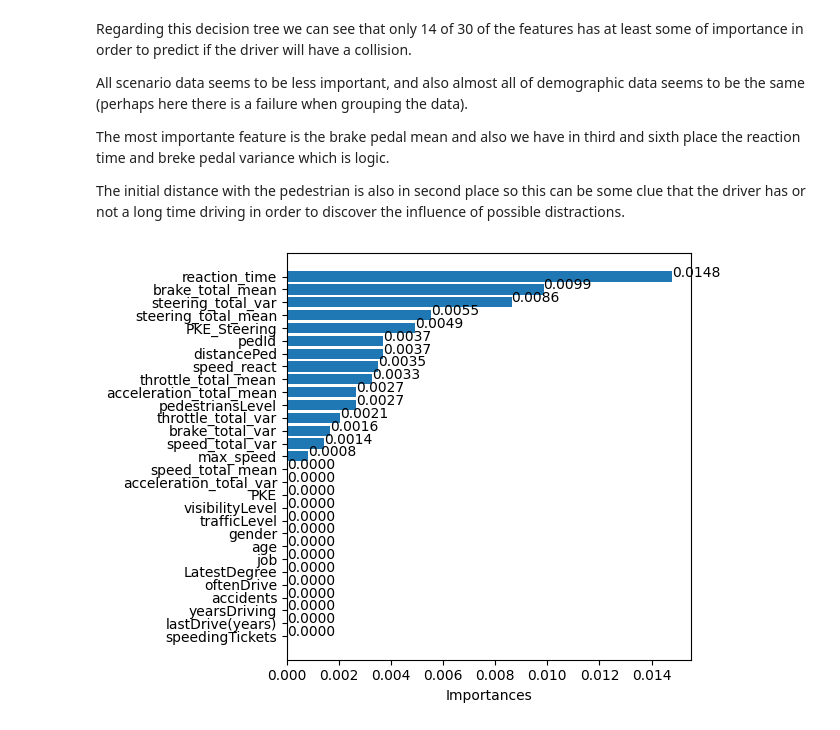
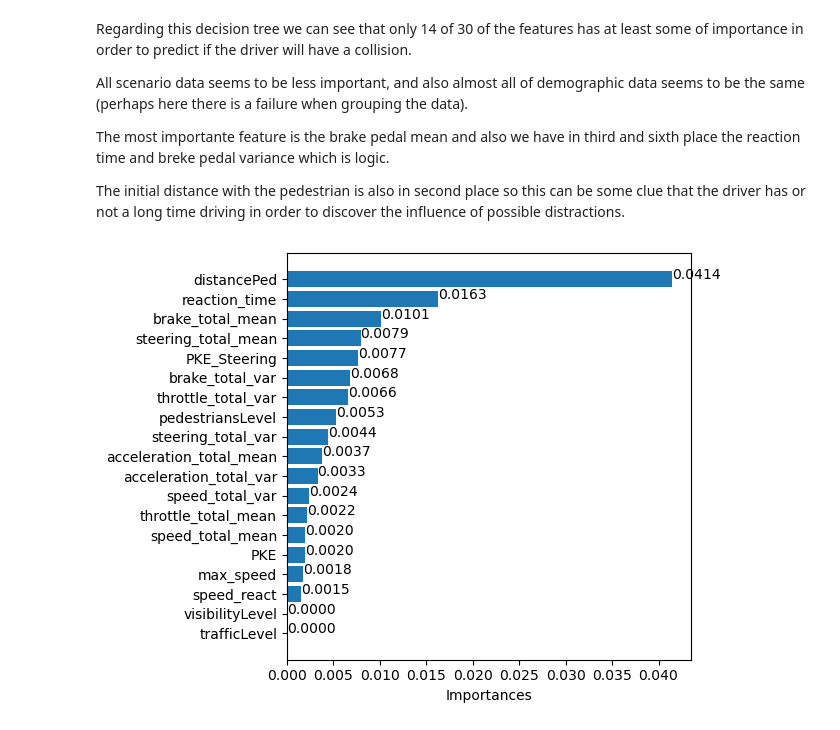
Before and after one commit to jcostamagna/tesisPresentacion, a Jupyter notebook: Thesis_feature_importance.ipynb, the cells around one changed output. Cells and saved outputs as stored; diff of their text form; code cells hidden in the pictures.

```diff
--- a/Thesis_feature_importance.ipynb
+++ b/Thesis_feature_importance.ipynb
@@ -18,8 +18,11 @@ from statistics import mean
 # %% [markdown]
 # Read Data Set
 # %%
-df = pd.read_csv("mergeData_fixed_time.csv")
-df = df.drop('total_time', axis=1)
+df = pd.read_csv("featured_data_with_fixed_time.csv")
+df = df.drop('total_time', axis=1, errors='ignore')
+df = df.drop('session_id', axis=1, errors='ignore')
+df = df.drop('scenario', axis=1, errors='ignore')
+df = df.drop('pedId', axis=1, errors='ignore')
 pd.options.display.max_columns = None
 df.head()
 # %% [output]
@@ -158,7 +161,7 @@ rf_model.fit(X, Y)
 result = permutation_importance(rf_model, X, Y, n_repeats=10, random_state=0)
 
 list_importances = []
-for i in range(100):
+for i in range(1000):
     rf_model = RandomForestClassifier()
     rf_model.fit(X, Y)
     result = permutation_importance(rf_model, X, Y, n_repeats=10, random_state=0)
@@ -166,31 +169,31 @@ for i in range(100):
 
 
 
 np_list = np.array(list_importances)
 
 importances_zip = zip(X.columns, np.average(np_list, axis=0))
 
 importances_zip = zip(X.columns, result.importances_mean)
 importances_sorted = sorted(importances_zip, key=lambda tup: tup[1], reverse=True)
 columns = []
 importances = []
 for name, importance in importances_sorted:
     columns.append(name)
     importances.append(importance)
 
 plt.rcdefaults()
 fig, ax = plt.subplots()
 
 ax.barh(columns, importances, align='center')
 for index,value in enumerate(importances):
     ax.text(value, index, str("{:.4f}".format(value)))
 
 ax.set_yticks(X.columns)
 ax.set_yticklabels(X.columns)
 ax.invert_yaxis()  # labels read top-to-bottom
 ax.set_xlabel('Importances')
 fig.tight_layout()
 
 plt.show()
 # %% [output]
-[figure, old version]
+[figure, new version]
```
Also changed, not shown: parts of 4 cells of this notebook.
